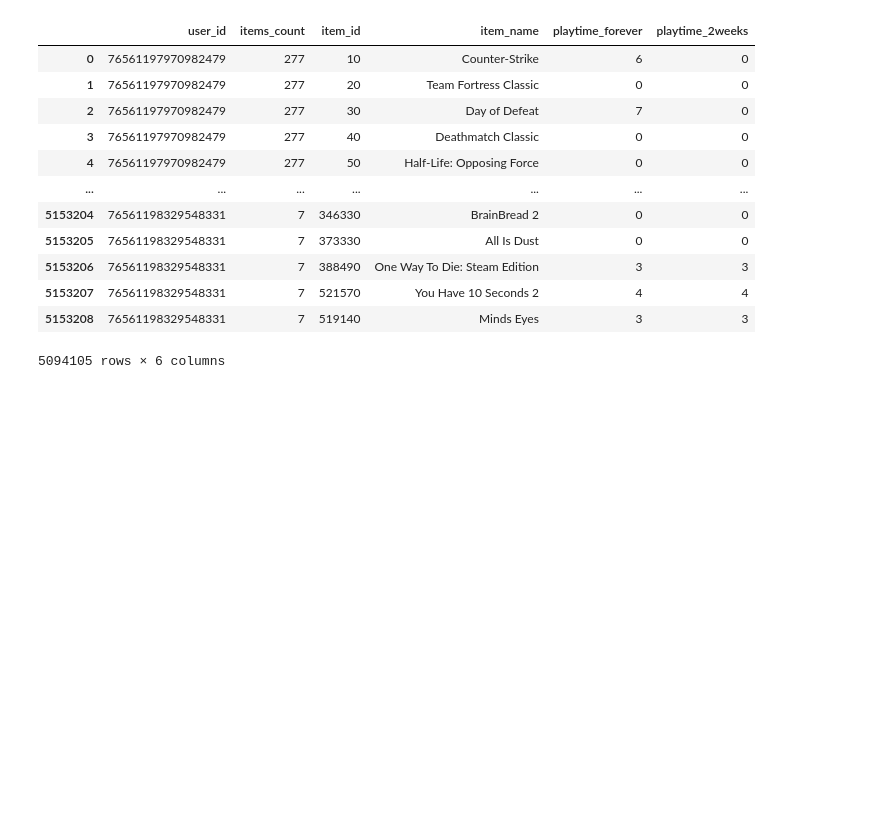
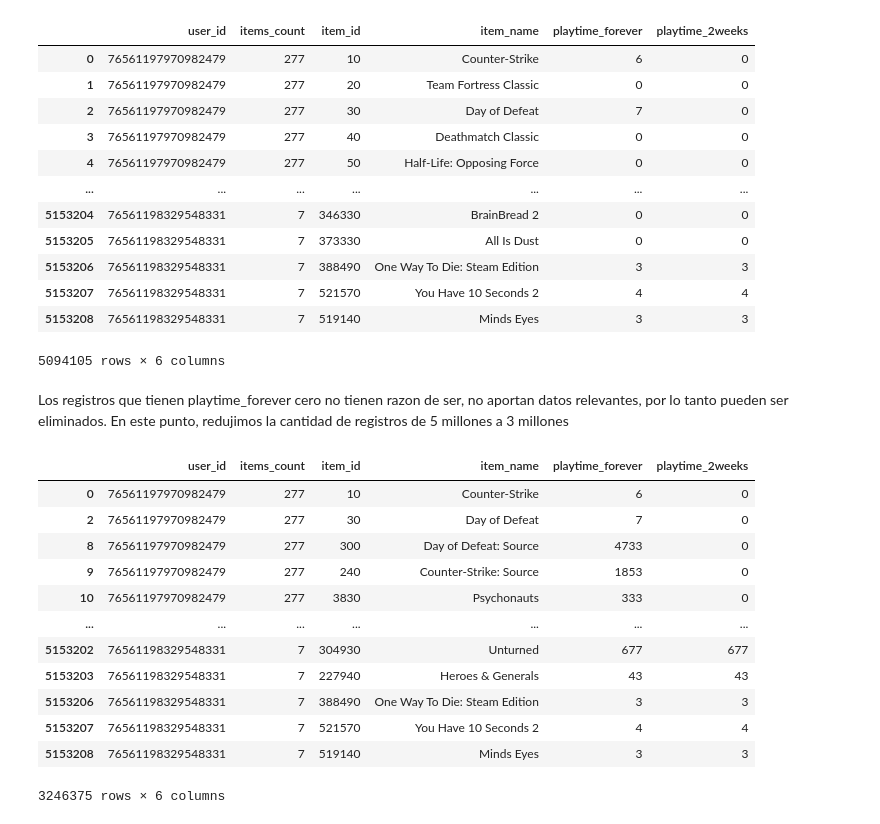
Before and after one commit to FabianRecalde/MachineLearning_Steam, a Jupyter notebook: EDA users_items.ipynb, the cells around one changed output. Saved outputs shown, nothing was run; the diff lists cells and outputs as text; code cells hidden in the pictures; blank space fills up the shorter version.

```diff
--- a/EDA users_items.ipynb
+++ b/EDA users_items.ipynb
@@ -134,3 +134,25 @@ Primeras y ultimas filas de users_items:
 | 5153207 | 76561198329548331 | 7 | 521570 | You Have 10 Seconds 2 | 4 | 4 |
 | 5153208 | 76561198329548331 | 7 | 519140 | Minds Eyes | 3 | 3 |
 5094105 rows × 6 columns
+# %% [markdown]
+Los registros que tienen playtime_forever cero no tienen razon de ser, no aportan datos relevantes, por lo tanto pueden ser eliminados. En este punto, redujimos la cantidad de registros de 5 millones a 3 millones
+# %%
+# Eliminar las filas donde playtime_forever es cero
+users_items = users_items[users_items['playtime_forever'] != 0]
+
+# Mostrar el DataFrame resultante
+users_items
+# %% [output]
+|  | user_id | items_count | item_id | item_name | playtime_forever | playtime_2weeks |
+| 0 | 76561197970982479 | 277 | 10 | Counter-Strike | 6 | 0 |
+| 2 | 76561197970982479 | 277 | 30 | Day of Defeat | 7 | 0 |
+| 8 | 76561197970982479 | 277 | 300 | Day of Defeat: Source | 4733 | 0 |
+| 9 | 76561197970982479 | 277 | 240 | Counter-Strike: Source | 1853 | 0 |
+| 10 | 76561197970982479 | 277 | 3830 | Psychonauts | 333 | 0 |
+| ... | ... | ... | ... | ... | ... | ... |
+| 5153202 | 76561198329548331 | 7 | 304930 | Unturned | 677 | 677 |
+| 5153203 | 76561198329548331 | 7 | 227940 | Heroes & Generals | 43 | 43 |
+| 5153206 | 76561198329548331 | 7 | 388490 | One Way To Die: Steam Edition | 3 | 3 |
+| 5153207 | 76561198329548331 | 7 | 521570 | You Have 10 Seconds 2 | 4 | 4 |
+| 5153208 | 76561198329548331 | 7 | 519140 | Minds Eyes | 3 | 3 |
+3246375 rows × 6 columns
```
Also changed, not shown: parts of 11 cells of this notebook, 4 other files.
